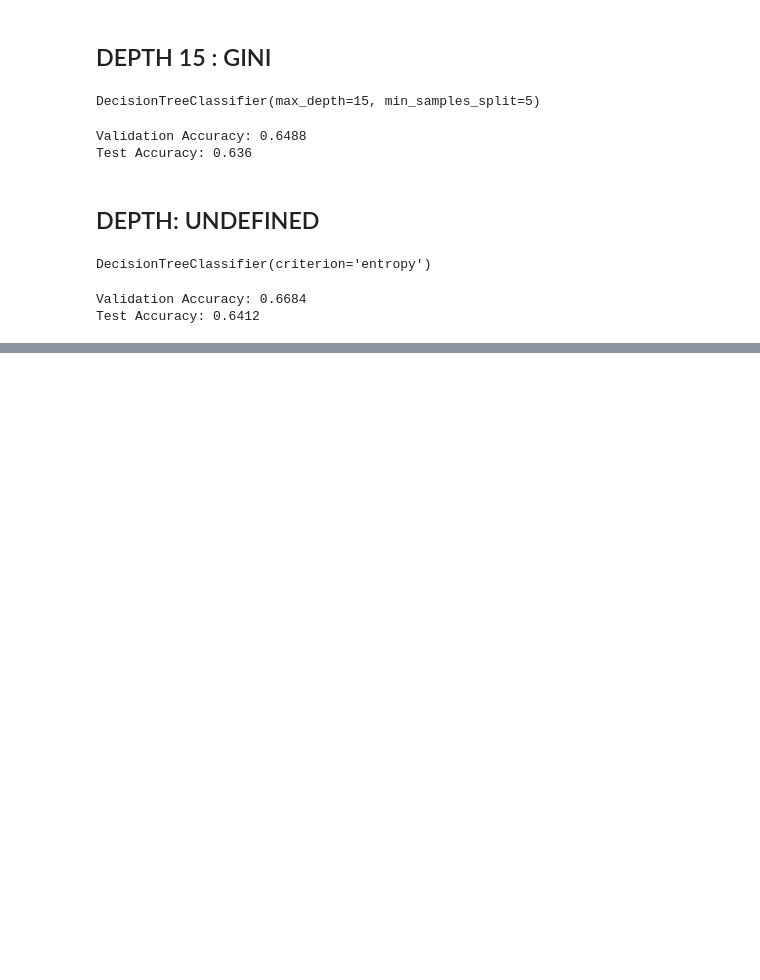
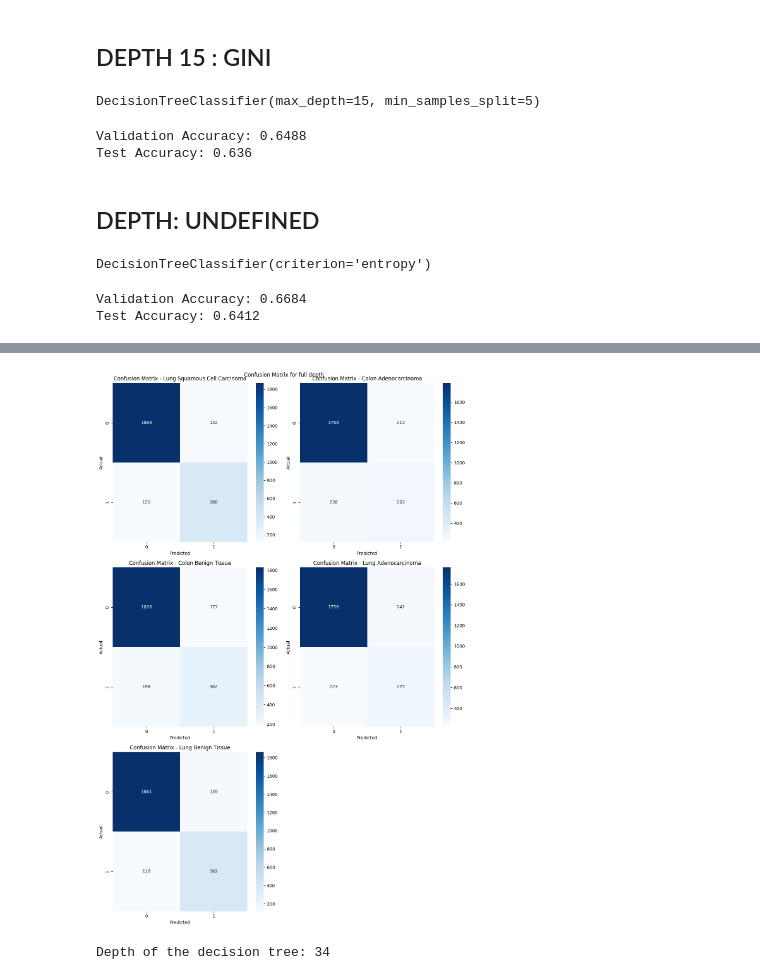
Before and after one commit to Snehee2901/Cancer-Classification, a Jupyter notebook: Project.ipynb, the cells around one changed output, grey strips where cells are left out. Saved outputs shown, nothing was run; the diff lists cells and outputs as text; code cells hidden in the pictures; blank space fills up the shorter version.

```diff
--- a/Project.ipynb
+++ b/Project.ipynb
@@ -195,8 +195,6 @@ train_generator = datagen.flow_from_dataframe(
     x_col='Filepaths',
     y_col='Labels',
     target_size=(224, 224),
-    color_mode='grayscale',  # Set color_mode to 'grayscale'
-# Adjust as needed
     batch_size=10,  # Adjust as needed
     class_mode='categorical',  # Adjust based on your label format
     shuffle=False,
@@ -208,8 +206,6 @@ validation_generator = datagen.flow_from_dataframe(
     x_col='Filepaths',
     y_col='Labels',
     target_size=(224, 224),
-    color_mode='grayscale',  # Set color_mode to 'grayscale'
-# Adjust as needed
     batch_size=10,  # Adjust as needed
     class_mode='categorical',  # Adjust based on your label format
     shuffle=False,
@@ -221,8 +217,6 @@ test_generator = datagen.flow_from_dataframe(
     x_col='Filepaths',
     y_col='Labels',
     target_size=(224, 224),
-    color_mode='grayscale',  # Set color_mode to 'grayscale'
-# Adjust as needed
     batch_size=10,  # Adjust as needed
     class_mode='categorical',  # Adjust based on your label format
     shuffle=False,
@@ -495,0 +451,33 @@ pio.write_html(fig, file='plot.html', auto_open=True)
+# %%
+cnf_matrix = multilabel_confusion_matrix(testY, y_test_pred)
+np.set_printoptions(precision=2)
+num_labels = len(cnf_matrix)
+
+# Calculate the number of rows and columns needed based on the available labeled data
+num_rows = (num_labels+1) // 2
+num_cols = min(2, num_labels)
+
+# Plotting the confusion matrix
+fig, axes = plt.subplots(nrows=num_rows,ncols=num_cols, figsize=(12, 6*num_rows))
+labels = list(test_generator.class_indices.keys()) # Replace with your label names
+
+for i,ax in enumerate(axes.flat):
+    if i < num_labels:
+        sns.heatmap(cnf_matrix[i-1], annot=True, fmt='d', cmap='Blues', ax=ax)
+        ax.set_xlabel('Predicted')
+        ax.set_ylabel('Actual')
+        ax.set_title(f'Confusion Matrix - {labels[i-1]}')
+    else:
+        # Remove any unused subplots
+        fig.delaxes(ax)
+
+plt.suptitle("Confusion Matrix for full depth")
+plt.tight_layout()
+plt.show()
+# %% [output]
+[figure, added]
+# %%
+tree_depth = clf.tree_.max_depth
+print("Depth of the decision tree:", tree_depth)
+# %% [output]
+Depth of the decision tree: 34
```
Also changed, not shown: parts of 27 cells of this notebook, 1 other file.
